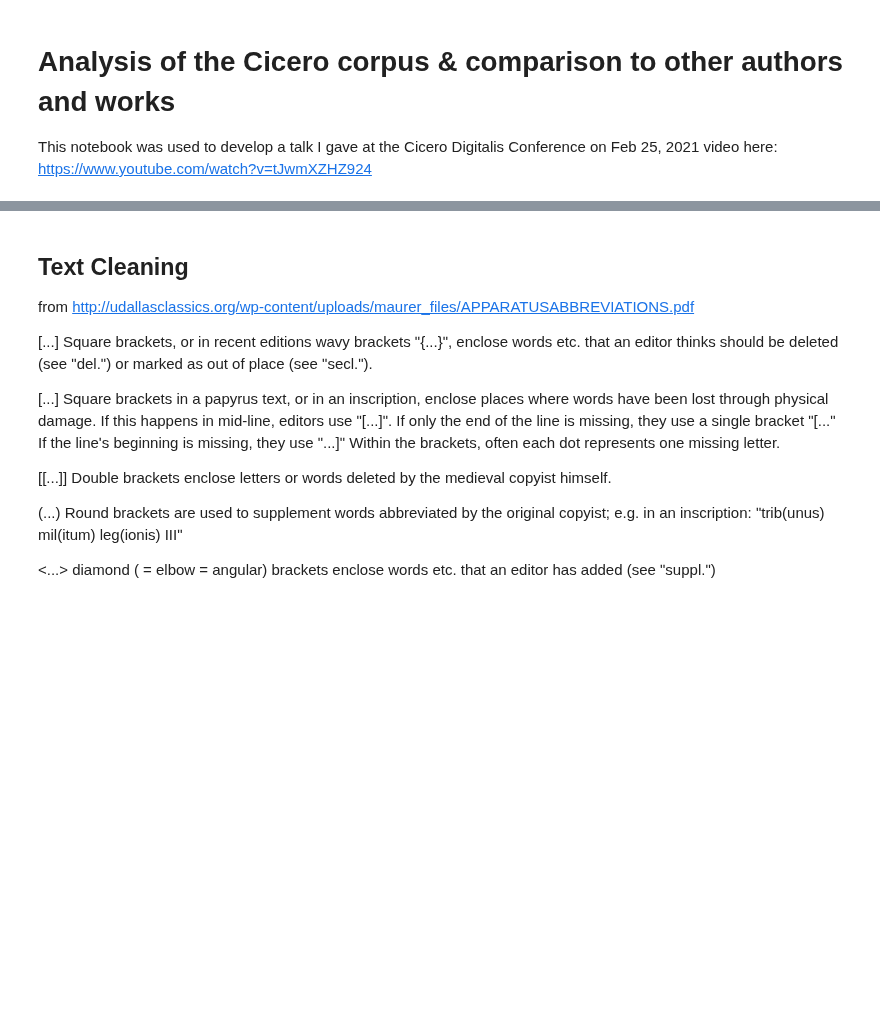
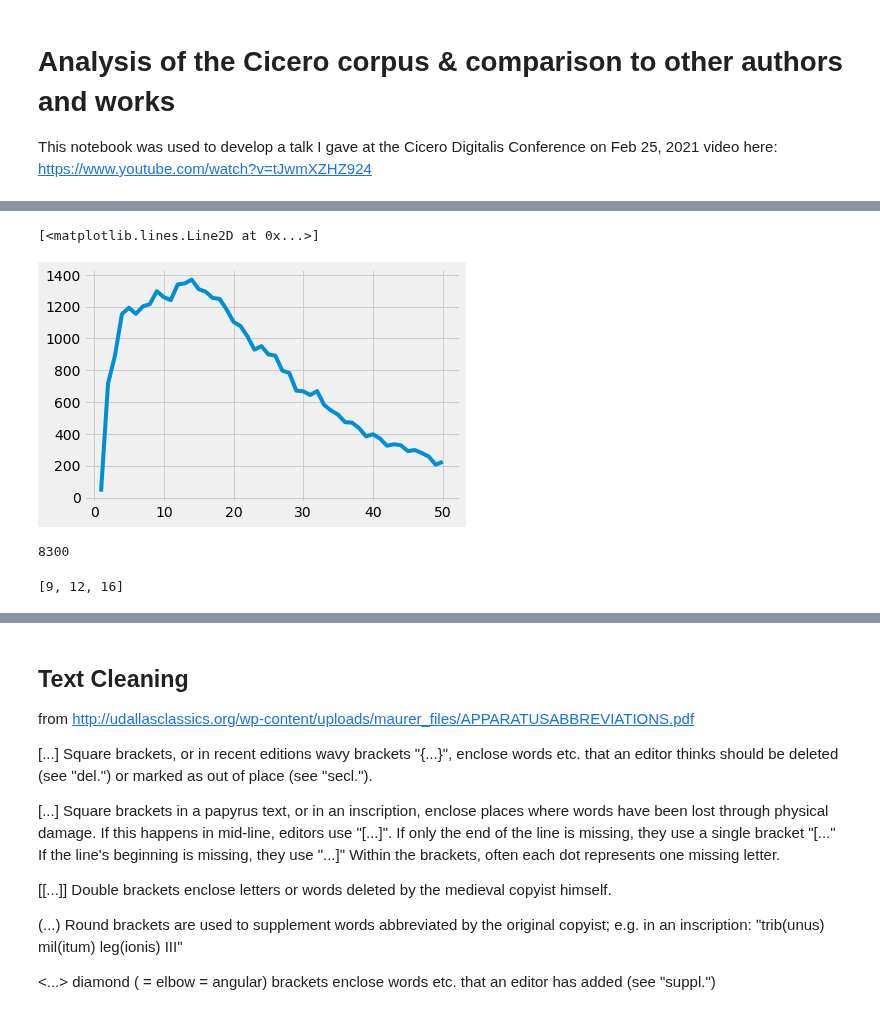
Before and after one commit to todd-cook/ML-You-Can-Use, a Jupyter notebook: probabilistic_language_modeling/cicero_training_corpus_analysis.ipynb, the cells around one changed output, grey strips where cells are left out. Saved outputs shown, nothing was run; the diff lists cells and outputs as text; code cells hidden in the pictures; blank space fills up the shorter version.

```diff
--- a/probablistic_language_modeling/cicero_training_corpus_analysis.ipynb
+++ b/probabilistic_language_modeling/cicero_training_corpus_analysis.ipynb
@@ -45,0 +68,3 @@ cltk.__version__
+# %%
+cicero_tess = glob(os.path.expanduser('~/cltk_data/latin/text/latin_text_tesserae/texts/cicero.*.tess'))
+len(cicero_tess)
@@ -45,0 +73,31 @@ cltk.__version__
+# %%
+truecase_file = 'truecase_counter.latin.pkl'
+
+if os.path.exists(truecase_file):
+    with open(truecase_file, 'rb') as fin:
+        case_counts = pickle.load(fin)
+# %%
+ANY_ANGLE =  re.compile("<.[^>]+>") # remove tesserae metadata
+sent_lens = []
+sent_map={}
+sent_idx=0
+double_break_idx = []
+with open('cicero_tesserae.txt', 'wt') as fout:
+    for file in tqdm(cicero_tess, total=len(cicero_tess)):
+        with open(file, 'rt') as fin:
+            text = fin.read()
+            text = swallow(text, ANY_ANGLE)
+            text = normalize_lat(text, drop_accents=True, drop_macrons=True, jv_replacement=True, ligature_replacement=True)
+            text = accept_editorial(text)
+            for sent in sent_toker.tokenize(text):
+                tokens = word_toker.tokenize(sent)
+                tokens = [truecase(token, case_counts) for token in tokens]
+                sent_map[sent_idx] = tokens
+                sent_idx +=1
+                sent_lens.append(len(tokens))
+                fout.write(f"{' '.join(tokens)}\n")
+        fout.write(f"\n\n")
+        double_break_idx.append(sent_idx)
+# %%
+sent_lens = np.array(sent_lens)
+np.mean( sent_lens), np.std( sent_lens), np.max(sent_lens)
@@ -45,0 +114,10 @@ cltk.__version__
+# %%
+# graph the counts of Cicero sentence lengths
+# may be relevant to assessing the model
+cicero_sent_lens= Counter(sent_lens.tolist())
+# cicero_sent_lens.most_common(10)
+x, y = zip(* sorted(cicero_sent_lens.items(), key=lambda x:x[0]))
+plt.plot(x[:50],y[:50])
+# %% [output]
+[<matplotlib.lines.Line2D at 0x...>]
+[figure, added]
@@ -45,0 +135,17 @@ cltk.__version__
+# %%
+candidate_sent_idx =[]
+for key, vals in sent_map.items():
+    istarget = True
+    if len(vals) >= min_tokens and len(vals) <= max_tokens:
+        for val in vals:
+            if word_counter[val] < min_token_count:
+                istarget = False
+        if istarget:
+            candidate_sent_idx.append(key)
+len(candidate_sent_idx)
+# %% [output]
+8300
+# %%
+candidate_sent_idx[:3]
+# %% [output]
+[9, 12, 16]
```
Also changed, not shown: parts of 33 cells of this notebook, 6 other files.
